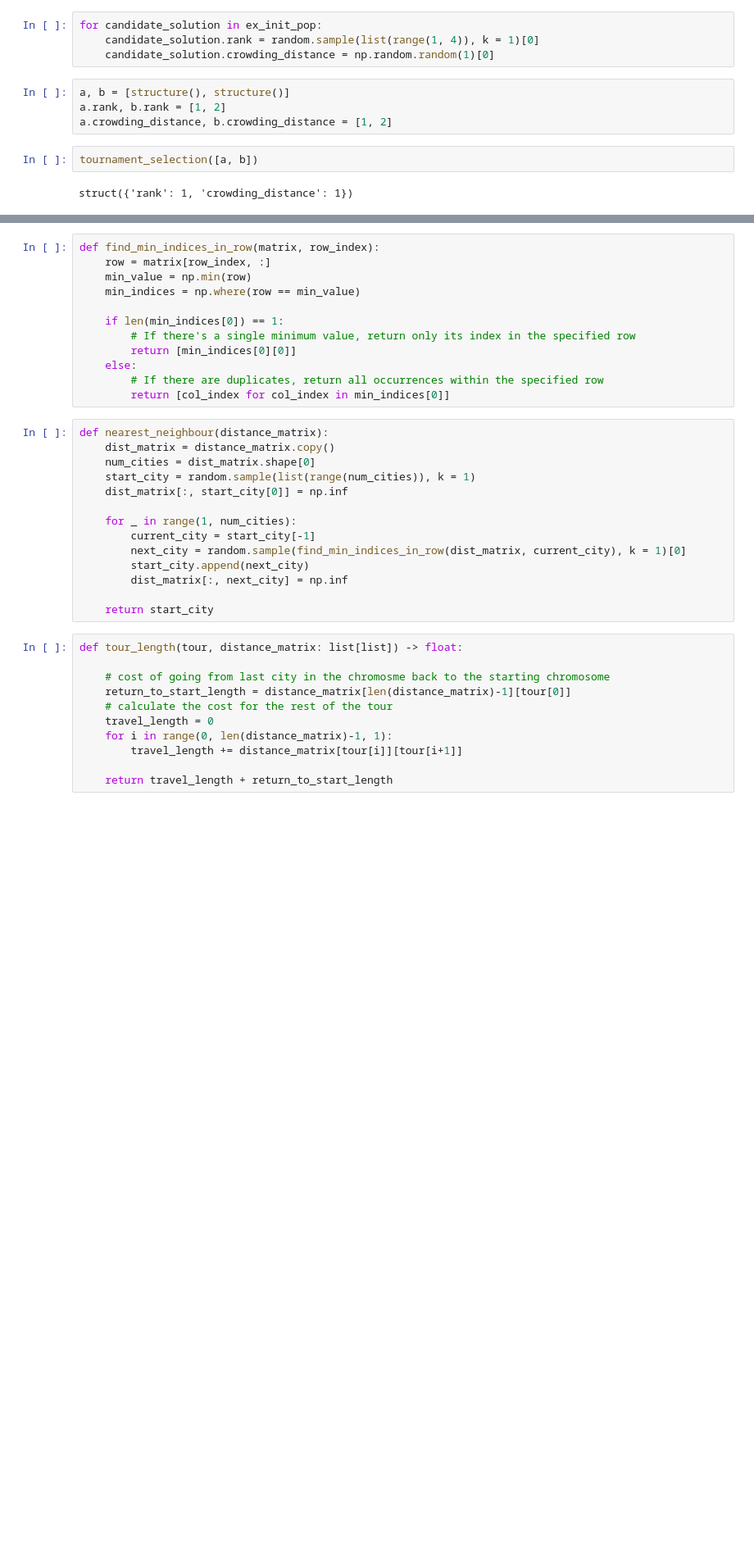
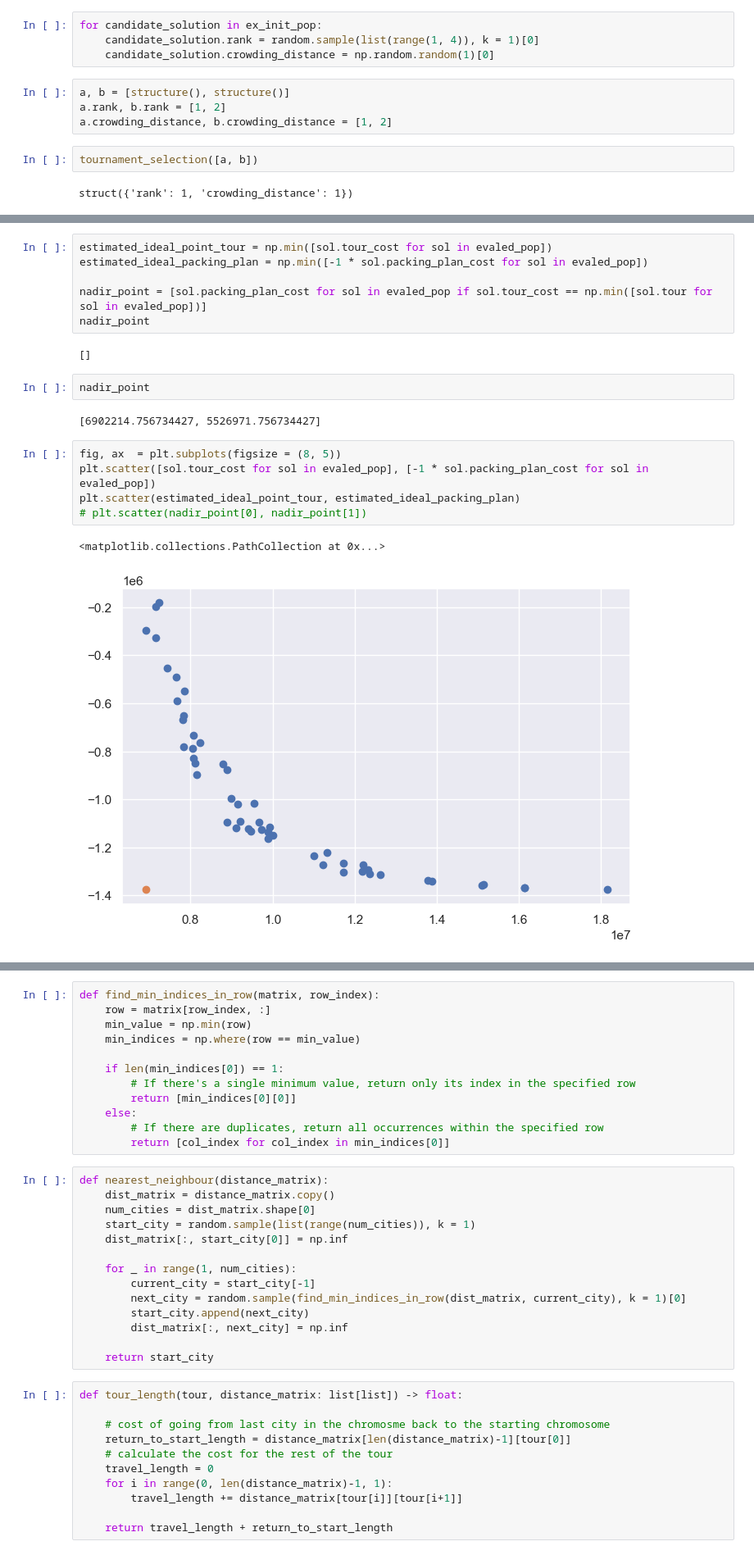
Before and after one commit to Coreopsis-cyber/Travelling-Thief-Problem, a Jupyter notebook: code/solution_representation_and_fitness.ipynb, the cells around one changed output, grey strips where cells are left out. Shown at 82% size. Cells and saved outputs as stored; diff of their text form; blank space fills up the shorter version.

```diff
--- a/code/solution_representation_and_fitness.ipynb
+++ b/code/solution_representation_and_fitness.ipynb
@@ -577,0 +554,20 @@ struct({'rank': 1, 'crowding_distance': 1})
+# %%
+estimated_ideal_point_tour = np.min([sol.tour_cost for sol in evaled_pop])
+estimated_ideal_packing_plan = np.min([-1 * sol.packing_plan_cost for sol in evaled_pop])
+
+nadir_point = [sol.packing_plan_cost for sol in evaled_pop if sol.tour_cost == np.min([sol.tour for sol in evaled_pop])]
+nadir_point
+# %% [output]
+[]
+# %%
+nadir_point
+# %% [output]
+[6902214.756734427, 5526971.756734427]
+# %%
+fig, ax  = plt.subplots(figsize = (8, 5))
+plt.scatter([sol.tour_cost for sol in evaled_pop], [-1 * sol.packing_plan_cost for sol in evaled_pop])
+plt.scatter(estimated_ideal_point_tour, estimated_ideal_packing_plan)
+# plt.scatter(nadir_point[0], nadir_point[1])
+# %% [output]
+<matplotlib.collections.PathCollection at 0x...>
+[figure, added]
```
Also changed, not shown: parts of 19 cells of this notebook.
